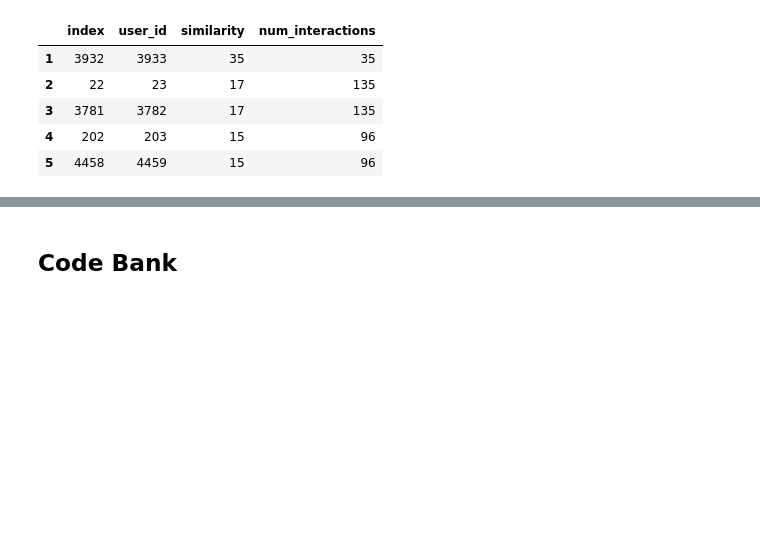
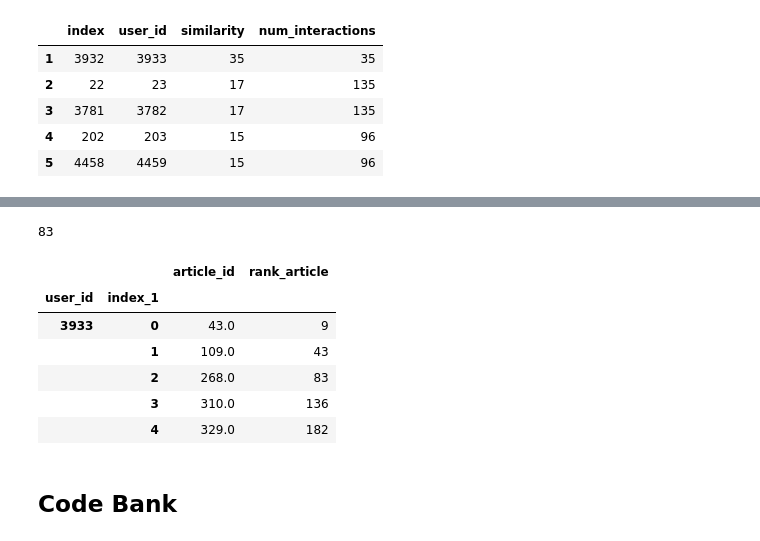
Before and after one commit to bvcmartins/recommendations_IBM, a Jupyter notebook: recommendations.ipynb, the cells around one changed output, grey strips where cells are left out. Drawn from its saved outputs; the diff is of its cells as text; code cells hidden in the pictures; blank space fills up the shorter version.

```diff
--- a/recommendations.ipynb
+++ b/recommendations.ipynb
@@ -862,3 +980,20 @@ Length: 714, dtype: int64
+# %%
+rank_articles[268.0]
+# %% [output]
+83
+# %%
+#df_3.loc[3933,:]
+#df_3['article_id']
+df_3['rank_article'] = df_3['article_id'].map(rank_articles)
+df_3.head()
+# %% [output]
+|  |  | article_id | rank_article |
+| user_id | index_1 |  |  |
+| 3933 | 0 | 43.0 | 9 |
+|  | 1 | 109.0 | 43 |
+|  | 2 | 268.0 | 83 |
+|  | 3 | 310.0 | 136 |
+|  | 4 | 329.0 | 182 |
 # %% [markdown]
 ## Code Bank
 # %%
```
Also changed, not shown: parts of 14 cells of this notebook.
